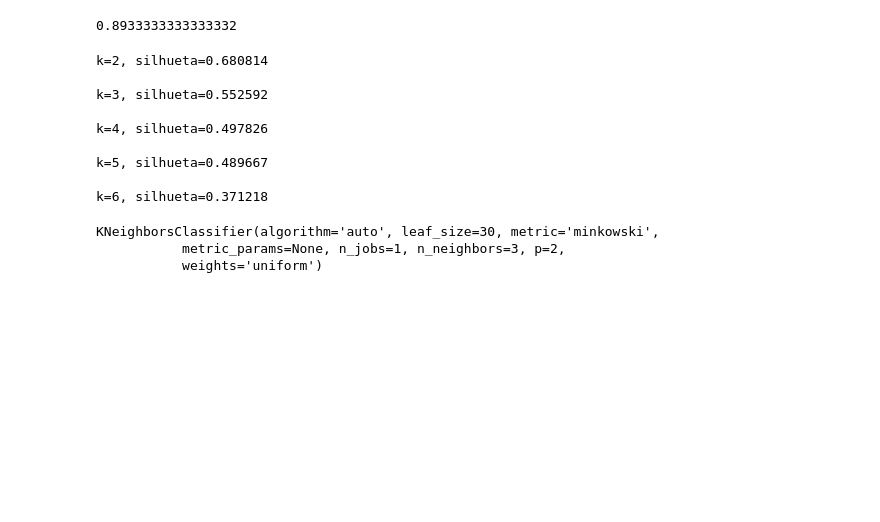
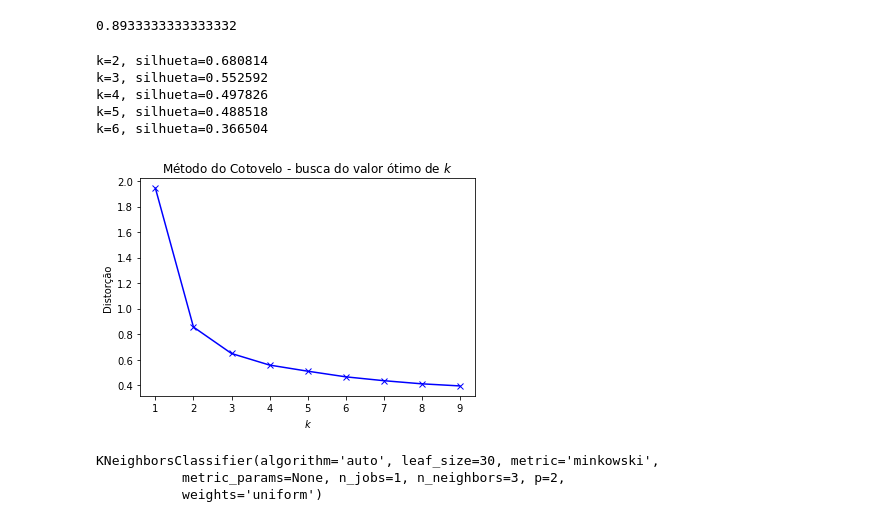
Before and after one commit to fabiosato/data-science-fundamentals-training, a Jupyter notebook: aula-03/Clustering.ipynb, the cells around one changed output. Saved outputs shown, nothing was run; the diff lists cells and outputs as text; code cells hidden in the pictures; blank space fills up the shorter version.

```diff
--- a/aula-03/Clustering.ipynb
+++ b/aula-03/Clustering.ipynb
@@ -40,14 +40,10 @@ for k in range(2, 7):
     kmeans = KMeans(n_clusters=k)
     kmeans.fit(X)
     y_pred = kmeans.predict(X)
-    print("k=%d, silhueta=%f\n" % (k, silhouette_score(X, y_pred)))
+    print("k=%d, silhueta=%f" % (k, silhouette_score(X, y_pred)))
 # %% [output]
 k=2, silhueta=0.680814
-
 k=3, silhueta=0.552592
-
 k=4, silhueta=0.497826
-
-k=5, silhueta=0.489667
-
-k=6, silhueta=0.371218
+k=5, silhueta=0.488518
+k=6, silhueta=0.366504
@@ -54,3 +57,24 @@ k=6, silhueta=0.371218
+# %%
+distortions = []
+K = range(1,10)
+for k in K:
+    kmeans = KMeans(n_clusters=k)
+    kmeans.fit(X)
+    distortions.append(
+        sum(
+            np.min(
+                cdist(X, kmeans.cluster_centers_, 'euclidean'),
+                axis=1)
+        ) / X.shape[0])
+
+# Plot the elbow
+plt.plot(K, distortions, 'bx-')
+plt.xlabel('$k$')
+plt.ylabel('Distorção')
+plt.title('Método do Cotovelo - busca do valor ótimo de $k$')
+plt.show()
+# %% [output]
+[figure, added]
 # %%
 from sklearn.neighbors import KNeighborsClassifier
 from sklearn.model_selection import train_test_split
```
Also changed, not shown: parts of 3 cells of this notebook, 40 other files.
